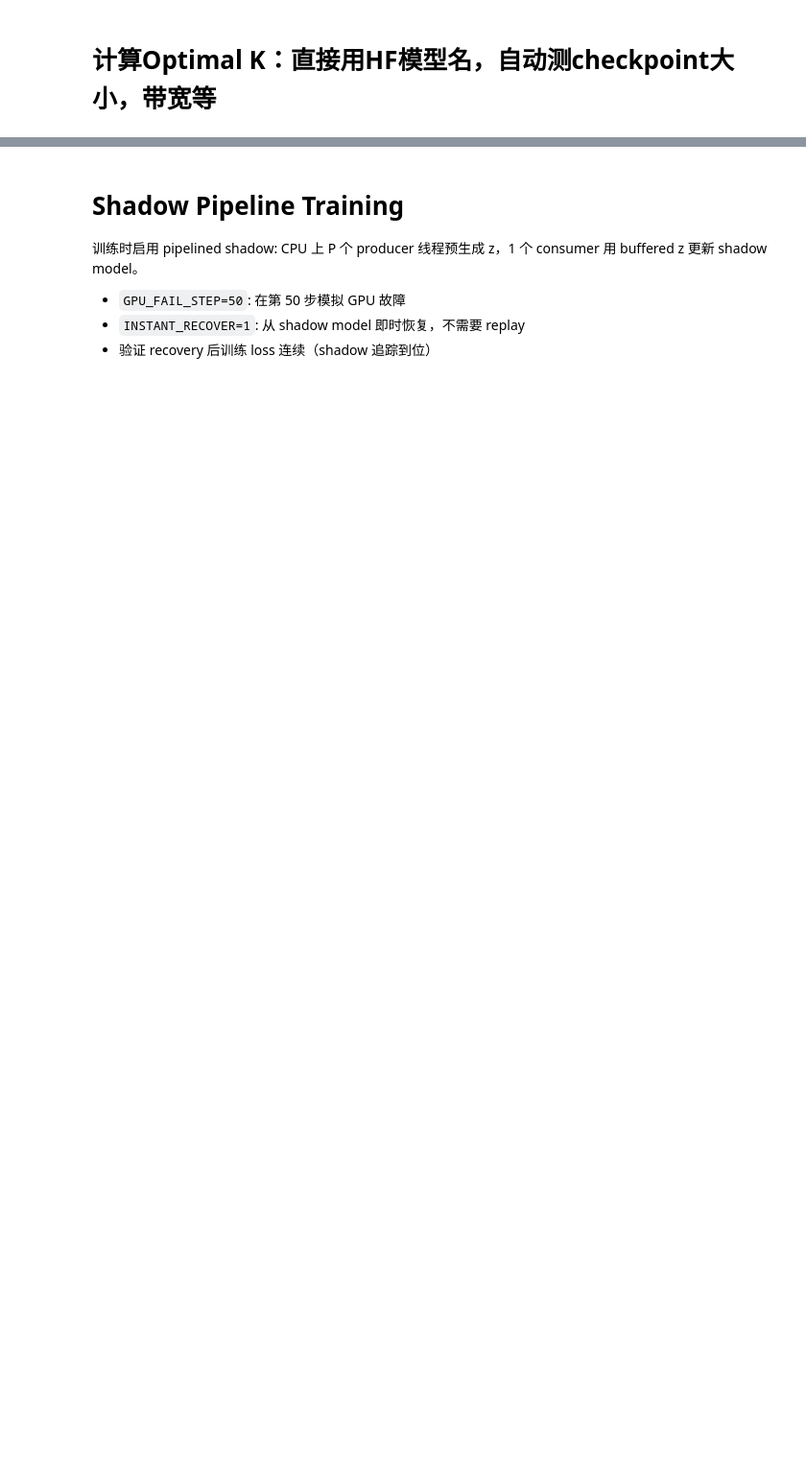
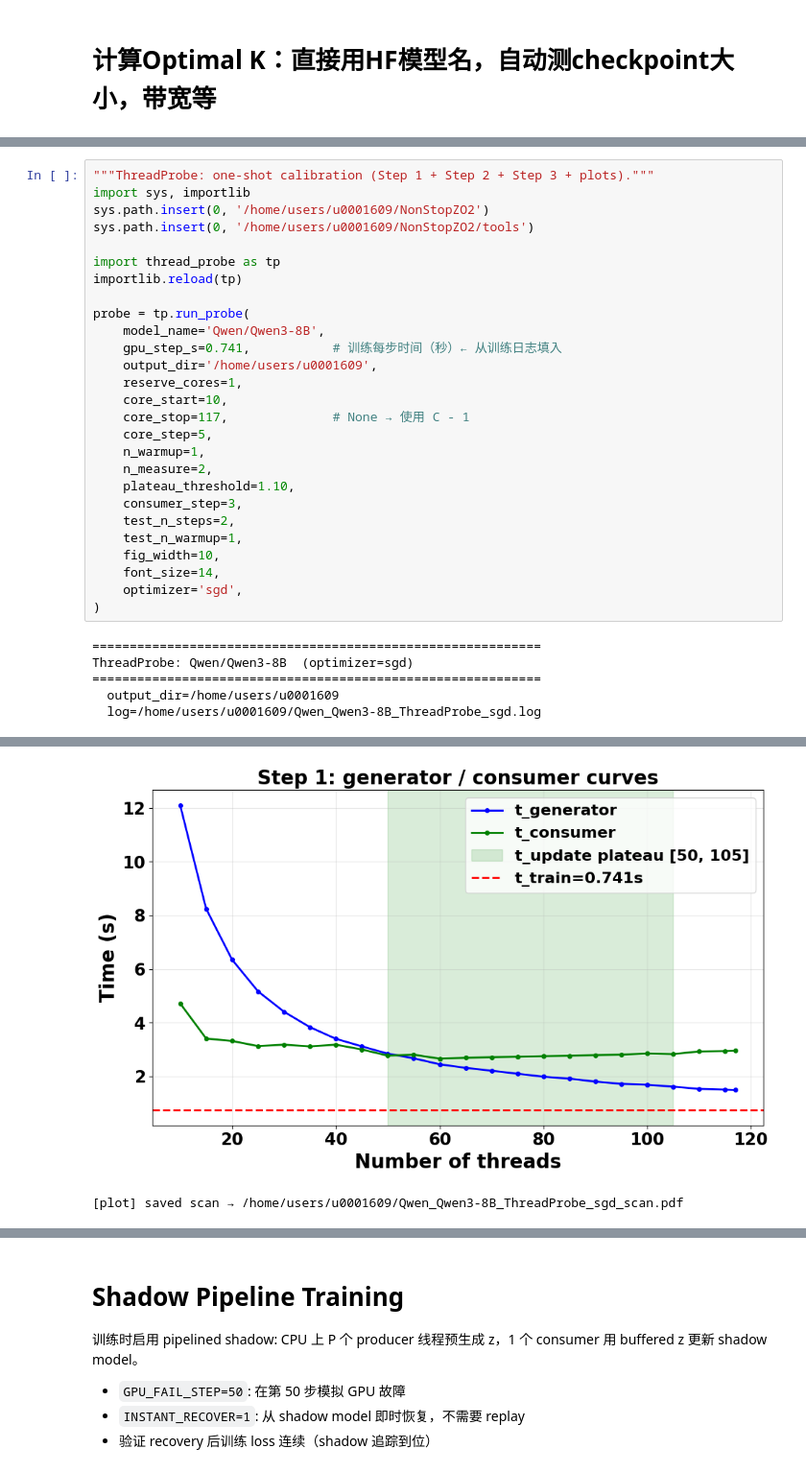
Before and after one commit to SunMinqiu/NonStopZO2, a Jupyter notebook: experiments/Non_stop_ZO.ipynb, the cells around one changed output, grey strips where cells are left out. Shown at 96% size. Saved outputs shown, nothing was run; the diff lists cells and outputs as text; blank space fills up the shorter version.

```diff
--- a/experiments/Non_stop_ZO.ipynb
+++ b/experiments/Non_stop_ZO.ipynb
@@ -993,0 +463,33 @@ Final Recommendation (concurrent-validated)
+# %%
+"""ThreadProbe: one-shot calibration (Step 1 + Step 2 + Step 3 + plots)."""
+import sys, importlib
+sys.path.insert(0, '/home/users/u0001609/NonStopZO2')
+sys.path.insert(0, '/home/users/u0001609/NonStopZO2/tools')
+
+import thread_probe as tp
+importlib.reload(tp)
+
+probe = tp.run_probe(
+    model_name='Qwen/Qwen3-8B',
+    gpu_step_s=0.741,           # 训练每步时间（秒）← 从训练日志填入
+    output_dir='/home/users/u0001609',
+    reserve_cores=1,
+    core_start=10,
+    core_stop=117,              # None → 使用 C - 1
+    core_step=5,
+    n_warmup=1,
+    n_measure=2,
+    plateau_threshold=1.10,
+    consumer_step=3,
+    test_n_steps=2,
+    test_n_warmup=1,
+    fig_width=10,
+    font_size=14,
+    optimizer='sgd',
+)
+# %% [output]
+============================================================
+ThreadProbe: Qwen/Qwen3-8B  (optimizer=sgd)
+============================================================
+  output_dir=/home/users/u0001609
+  log=/home/users/u0001609/Qwen_Qwen3-8B_ThreadProbe_sgd.log
@@ -993,0 +513,2 @@ Final Recommendation (concurrent-validated)
+[figure, added]
+[plot] saved scan → /home/users/u0001609/Qwen_Qwen3-8B_ThreadProbe_sgd_scan.pdf
```
Also changed, not shown: parts of 66 cells of this notebook, 22 other files.
